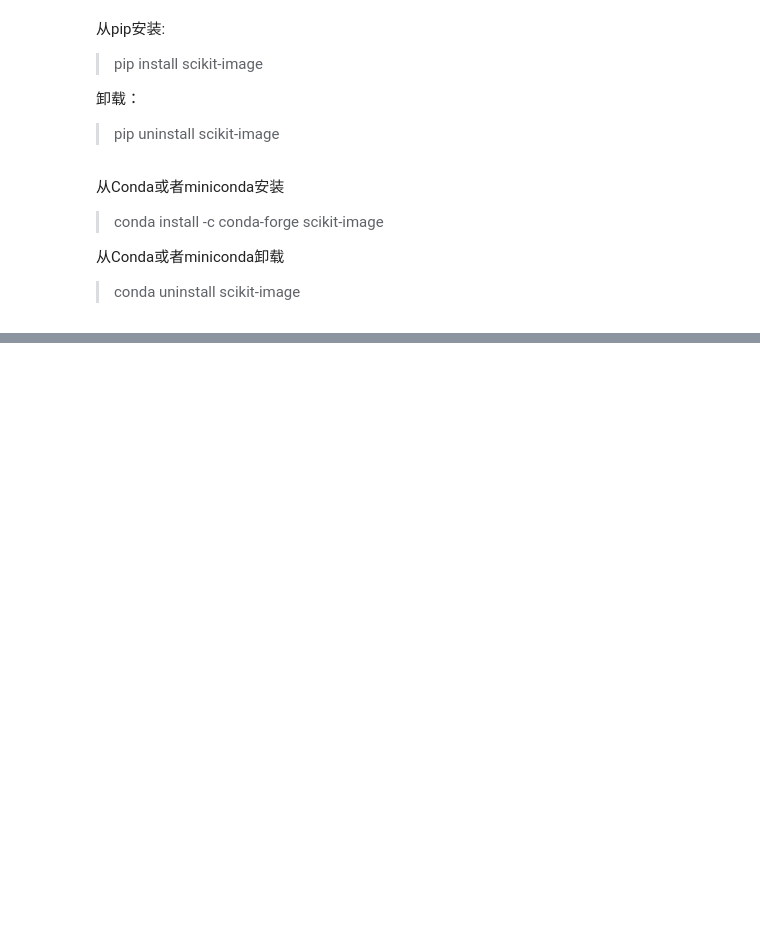
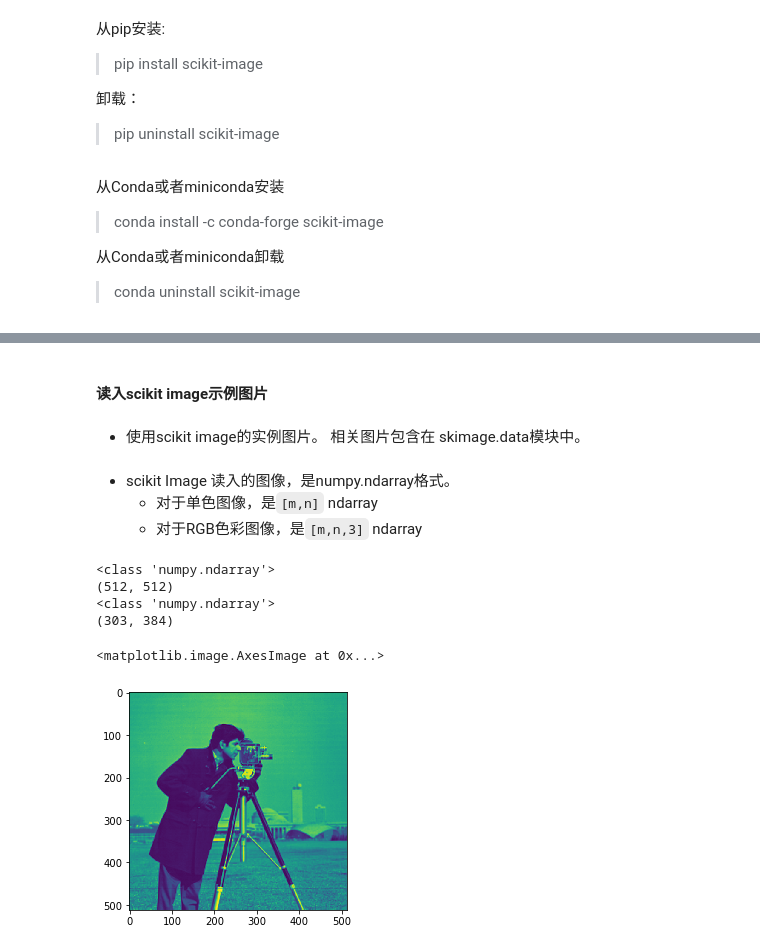
Before and after one commit to leichong2019/BinderOne, a Jupyter notebook: 02_Python_Image_Process/01 Python中的图像处理工具 (scikit Image).ipynb, the cells around one changed output, grey strips where cells are left out. Saved outputs shown, nothing was run; the diff lists cells and outputs as text; code cells hidden in the pictures; blank space fills up the shorter version.

```diff
--- a/02_Python_Image_Process/01 Python中的图像处理工具 (scikit Image).ipynb
+++ b/02_Python_Image_Process/01 Python中的图像处理工具 (scikit Image).ipynb
@@ -45,0 +45,26 @@ ModuleNotFoundError: No module named 'skimage'
+# %% [markdown]
+#### 读入scikit image示例图片
+# %% [markdown]
+- 使用scikit image的实例图片。 相关图片包含在 skimage.data模块中。
+# %%
+camera = data.camera()
+coins = data.coins()
+# %% [markdown]
+- scikit Image 读入的图像，是numpy.ndarray格式。
+    - 对于单色图像，是`[m,n]` ndarray
+    - 对于RGB色彩图像，是`[m,n,3]` ndarray
+# %%
+print(type(camera))
+print(camera.shape)
+print(type(coins))
+print(coins.shape)
+# %% [output]
+<class 'numpy.ndarray'>
+(512, 512)
+<class 'numpy.ndarray'>
+(303, 384)
+# %%
+plt.imshow(camera)
+# %% [output]
+<matplotlib.image.AxesImage at 0x...>
+[figure, added]
```
Also changed, not shown: parts of 27 cells of this notebook.
